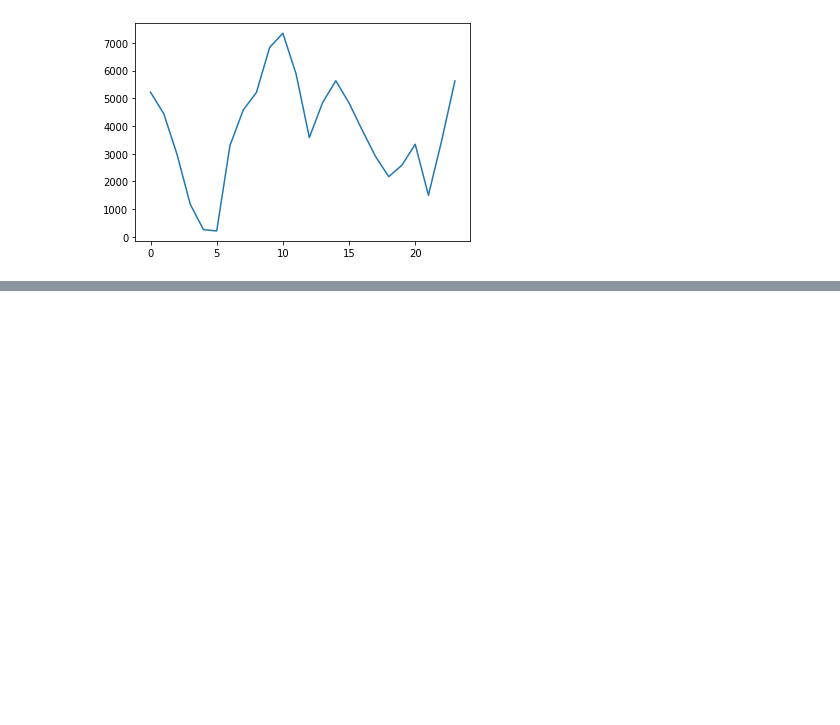
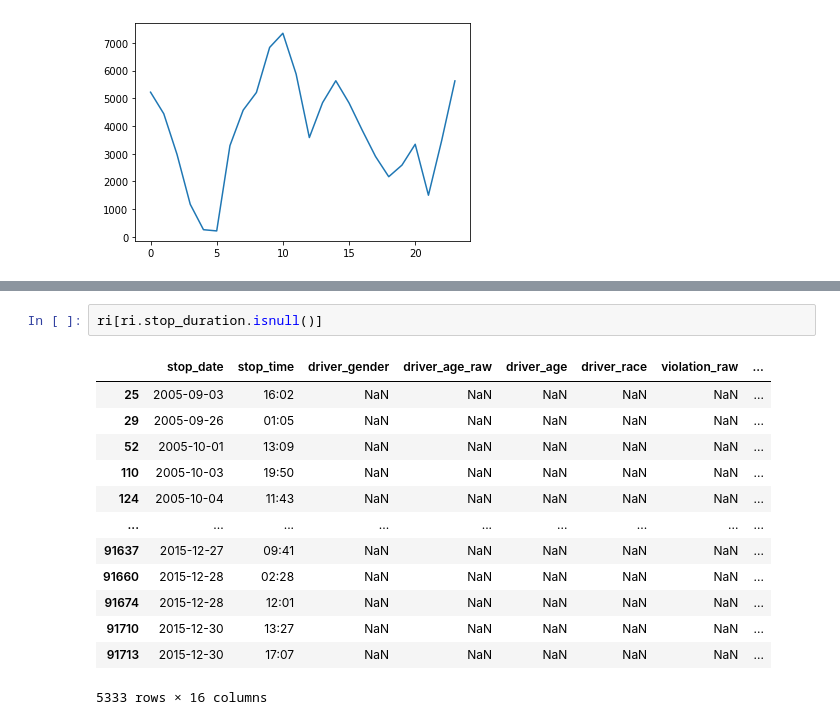
Before and after one commit to Jeffresh/pycon-2018-tutorial, a Jupyter notebook: mySolution.ipynb, the cells around one changed output, grey strips where cells are left out. Cells and saved outputs as stored; diff of their text form; blank space fills up the shorter version.

```diff
--- a/mySolution.ipynb
+++ b/mySolution.ipynb
@@ -256,0 +277,16 @@ night_stops = ri.stop_datetime.dt.hour.
+# %%
+ri[ri.stop_duration.isnull()]
+# %% [output]
+|  | stop_date | stop_time | driver_gender | driver_age_raw | driver_age | driver_race | violation_raw | ... |
+| 25 | 2005-09-03 | 16:02 | NaN | NaN | NaN | NaN | NaN | ... |
+| 29 | 2005-09-26 | 01:05 | NaN | NaN | NaN | NaN | NaN | ... |
+| 52 | 2005-10-01 | 13:09 | NaN | NaN | NaN | NaN | NaN | ... |
+| 110 | 2005-10-03 | 19:50 | NaN | NaN | NaN | NaN | NaN | ... |
+| 124 | 2005-10-04 | 11:43 | NaN | NaN | NaN | NaN | NaN | ... |
+| ... | ... | ... | ... | ... | ... | ... | ... | ... |
+| 91637 | 2015-12-27 | 09:41 | NaN | NaN | NaN | NaN | NaN | ... |
+| 91660 | 2015-12-28 | 02:28 | NaN | NaN | NaN | NaN | NaN | ... |
+| 91674 | 2015-12-28 | 12:01 | NaN | NaN | NaN | NaN | NaN | ... |
+| 91710 | 2015-12-30 | 13:27 | NaN | NaN | NaN | NaN | NaN | ... |
+| 91713 | 2015-12-30 | 17:07 | NaN | NaN | NaN | NaN | NaN | ... |
+5333 rows × 16 columns
```
Also changed, not shown: parts of 13 cells of this notebook.
